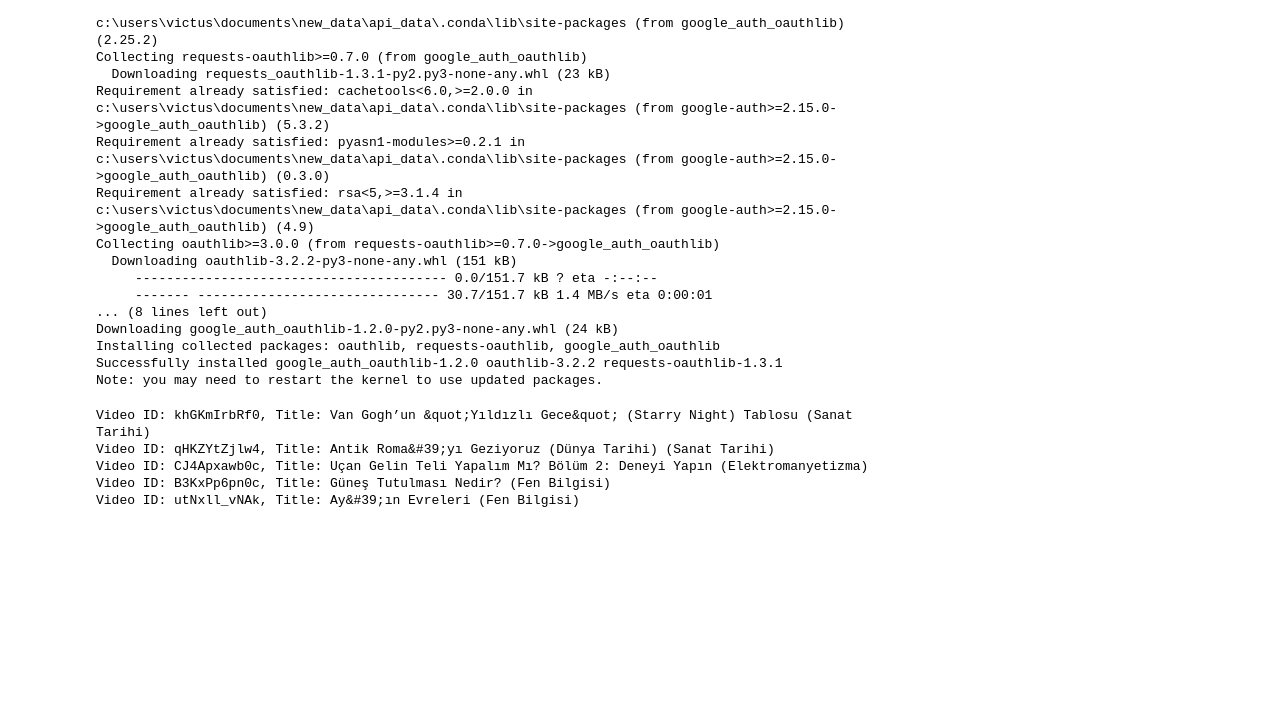
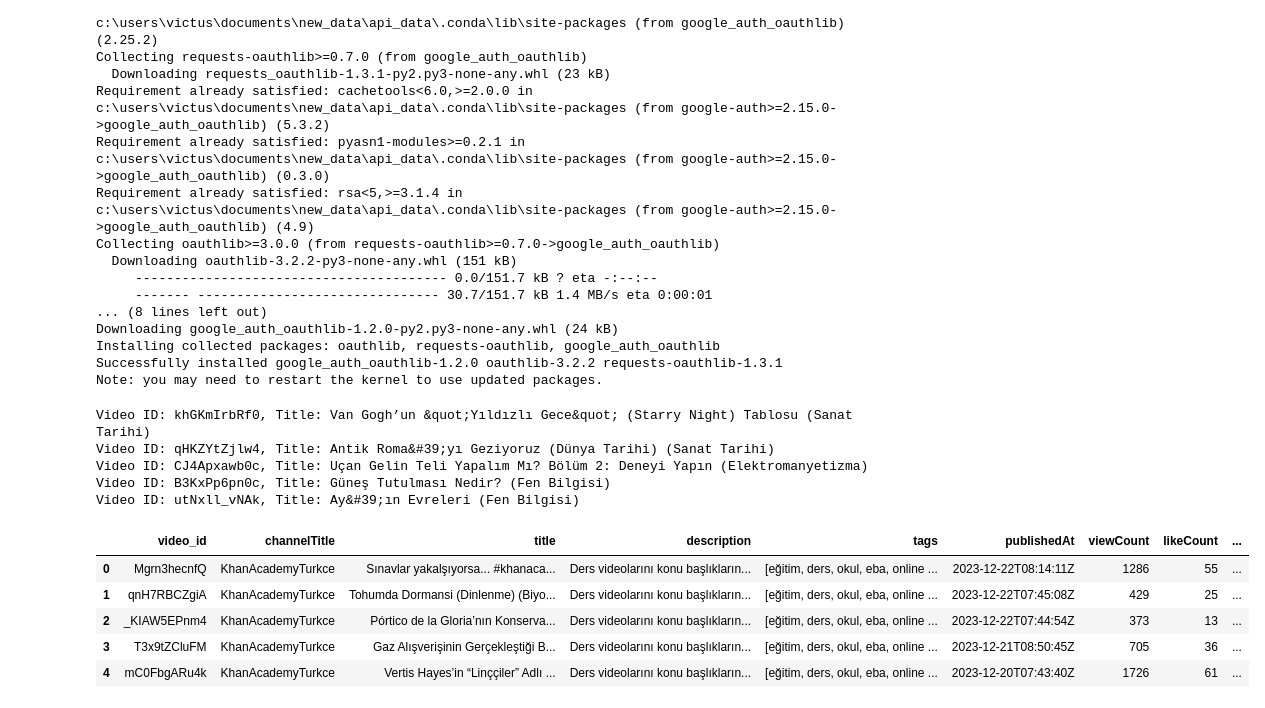
Before and after one commit to Nurbanuak/API_NEW_DATA, a Jupyter notebook: api_new.ipynb, the cells around one changed output. Cells and saved outputs as stored; diff of their text form; code cells hidden in the pictures; blank space fills up the shorter version.

```diff
--- a/api_new.ipynb
+++ b/api_new.ipynb
@@ -119,3 +119,14 @@ Video ID: qHKZYtZjlw4, Title: Antik Roma&#39;yı Geziyoruz (Dünya Tarihi) (Sana
 Video ID: CJ4Apxawb0c, Title: Uçan Gelin Teli Yapalım Mı? Bölüm 2: Deneyi Yapın (Elektromanyetizma)
 Video ID: B3KxPp6pn0c, Title: Güneş Tutulması Nedir? (Fen Bilgisi)
 Video ID: utNxll_vNAk, Title: Ay&#39;ın Evreleri (Fen Bilgisi)
+# %%
+video_df = collect_video_details(youtube, video_ids)
+# %%
+video_df.head()
+# %% [output]
+|  | video_id | channelTitle | title | description | tags | publishedAt | viewCount | likeCount | ... |
+| 0 | Mgrn3hecnfQ | KhanAcademyTurkce | Sınavlar yakalşıyorsa... #khanaca... | Ders videolarını konu başlıkların... | [eğitim, ders, okul, eba, online ... | 2023-12-22T08:14:11Z | 1286 | 55 | ... |
+| 1 | qnH7RBCZgiA | KhanAcademyTurkce | Tohumda Dormansi (Dinlenme) (Biyo... | Ders videolarını konu başlıkların... | [eğitim, ders, okul, eba, online ... | 2023-12-22T07:45:08Z | 429 | 25 | ... |
+| 2 | _KIAW5EPnm4 | KhanAcademyTurkce | Pórtico de la Gloria’nın Konserva... | Ders videolarını konu başlıkların... | [eğitim, ders, okul, eba, online ... | 2023-12-22T07:44:54Z | 373 | 13 | ... |
+| 3 | T3x9tZCluFM | KhanAcademyTurkce | Gaz Alışverişinin Gerçekleştiği B... | Ders videolarını konu başlıkların... | [eğitim, ders, okul, eba, online ... | 2023-12-21T08:50:45Z | 705 | 36 | ... |
+| 4 | mC0FbgARu4k | KhanAcademyTurkce | Vertis Hayes’in “Linççiler” Adlı ... | Ders videolarını konu başlıkların... | [eğitim, ders, okul, eba, online ... | 2023-12-20T07:43:40Z | 1726 | 61 | ... |
```
Also changed, not shown: parts of 7 cells of this notebook.
